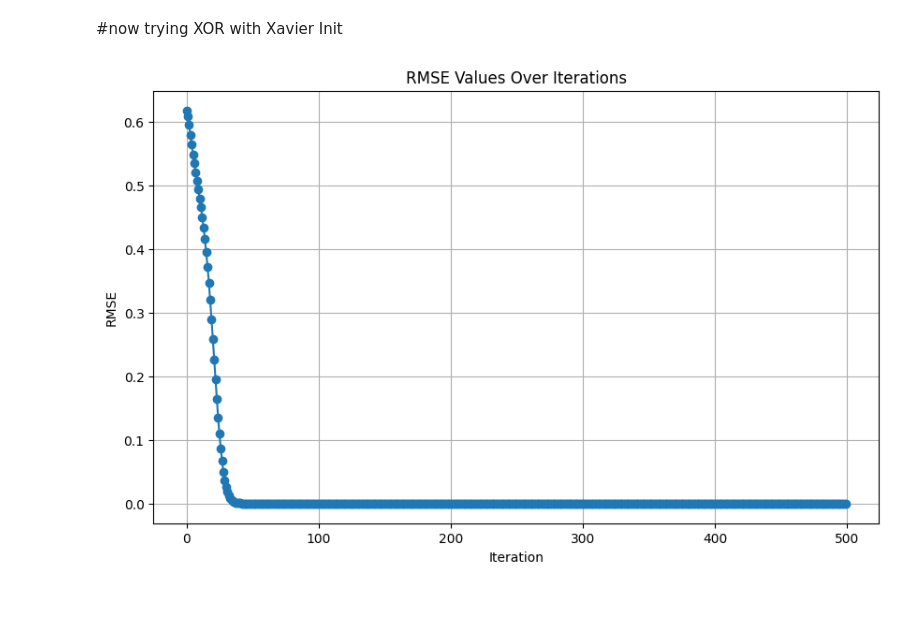
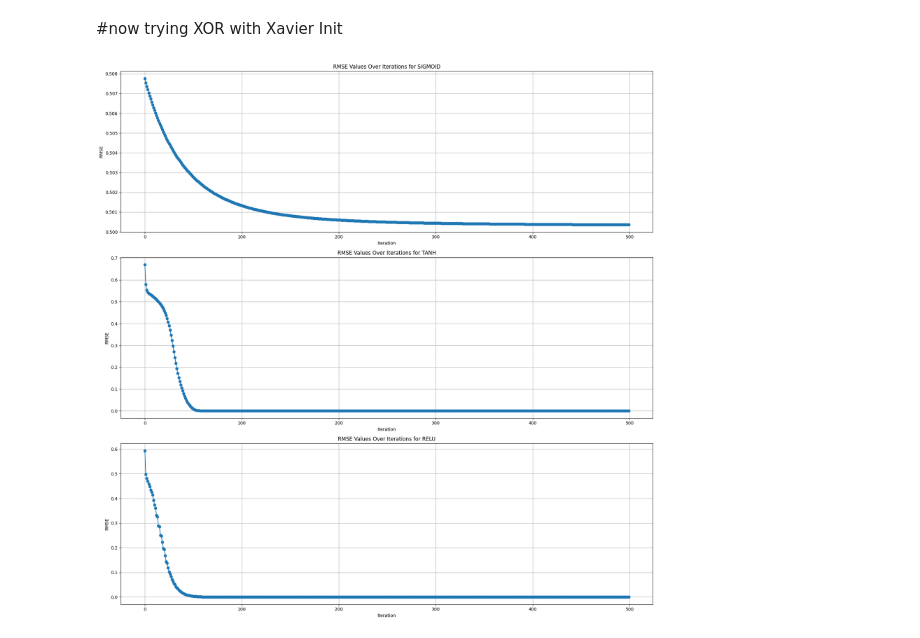
Before and after one commit to viraj-cz/predictive-coding, a Jupyter notebook: PredictiveCoding.ipynb, the cells around one changed output. Cells and saved outputs as stored; diff of their text form; code cells hidden in the pictures; blank space fills up the shorter version.

Commit message:
activations added

```diff
--- a/PredictiveCoding.ipynb
+++ b/PredictiveCoding.ipynb
@@ -38,9 +85,9 @@ def rms_error(y, f):
 # %%
-def predict(in_data_single,w,b,n_layers):
+def predict(in_data_single,w,b,n_layers, act_type, alpha):
   x = [None] * n_layers
   x[0] = np.array(in_data_single)
   for j in range(1,n_layers):
-    x[j] = (np.tanh(x[j-1].reshape(1,-1)) @ w[j-1].T ) + b[j-1].T
+    x[j] = (f((x[j-1].reshape(1,-1)), act_type, alpha) @ w[j-1].T) + b[j-1].T
   predicted = x[-1]
   return predicted[0][0]
 # %% [markdown]
@@ -140,31 +189,9 @@ parameters = {
     "l_rate":0.2, #this is the learning rate
     "epochs":500, #this is the total number of epochs
     "beta":0.2, #[TODO]
+    "act_type": "RELU",
+    "alpha": 1, #hyperparam for sigmoid activation
     "neurons": [2,5,5,1], #this basically says two nodes for input, 5 in hidden and 1 for the output
     "variance": [1,1,1,10] #this defines varaince for each layer, 1 for all layers but 10 for last, why though? [TODO]
 }
 parameters["n_layers"] = (len(parameters["neurons"]) ) #basically how many layers we have + 1
-# %%
-w, b = w_init_tanh(parameters["neurons"])
-# %%
-err_arr = []
-for i in range(500):
-  learn(in_data,out_data, w ,b, parameters)
-  predicted = []
-  for data in in_data:
-      pred = predict(np.array(data), w, b, parameters["n_layers"])
-      predicted.append(pred)
-
-  predicted = np.array(predicted)
-  rmse = rms_error(out_data, predicted)
-  err_arr.append(rmse)
-# %%
-plt.figure(figsize=(10, 6))
-plt.plot(err_arr, marker='o', linestyle='-')
-plt.title('RMSE Values Over Iterations')
-plt.xlabel('Iteration')
-plt.ylabel('RMSE')
-plt.grid(True)
-plt.show()
-# %% [output]
-[figure, removed]
@@ -172,0 +198,33 @@ plt.show()
+# %%
+activations = ["SIGMOID", "TANH", "RELU"]
+err_arrs = [None] * len(activations)
+
+fig, axs = plt.subplots(len(activations), 1, figsize=(18, 18))
+
+for j in range(len(activations)):
+  err_arr = []
+  parameters["act_type"] = activations[j]
+  if (activations[j] == "TANH") or (activations[j] == "SIGMOID"):
+    w, b = xavier_init_tanh(parameters["neurons"])
+  if (activations[j] == "RELU"):
+    w, b = he_init_relu(parameters["neurons"])
+  for i in range(500):
+    learn(in_data,out_data, w ,b, parameters)
+    predicted = []
+    for data in in_data:
+        pred = predict(np.array(data), w, b, parameters["n_layers"],parameters["act_type"],parameters["alpha"])
+        predicted.append(pred)
+
+    predicted = np.array(predicted)
+    rmse = RMS_error(out_data, predicted)
+    err_arr.append(rmse)
+  err_arrs[j] = err_arr
+  axs[j].plot(err_arrs[j], marker='o', linestyle='-')
+  axs[j].set_title(f'RMSE Values Over Iterations for {activations[j]}')
+  axs[j].set_xlabel('Iteration')
+  axs[j].set_ylabel('RMSE')
+  axs[j].grid(True)
+plt.tight_layout()
+plt.show()
+# %% [output]
+[figure, added]
```
Also changed, not shown: parts of 10 cells of this notebook, 2 other files.
